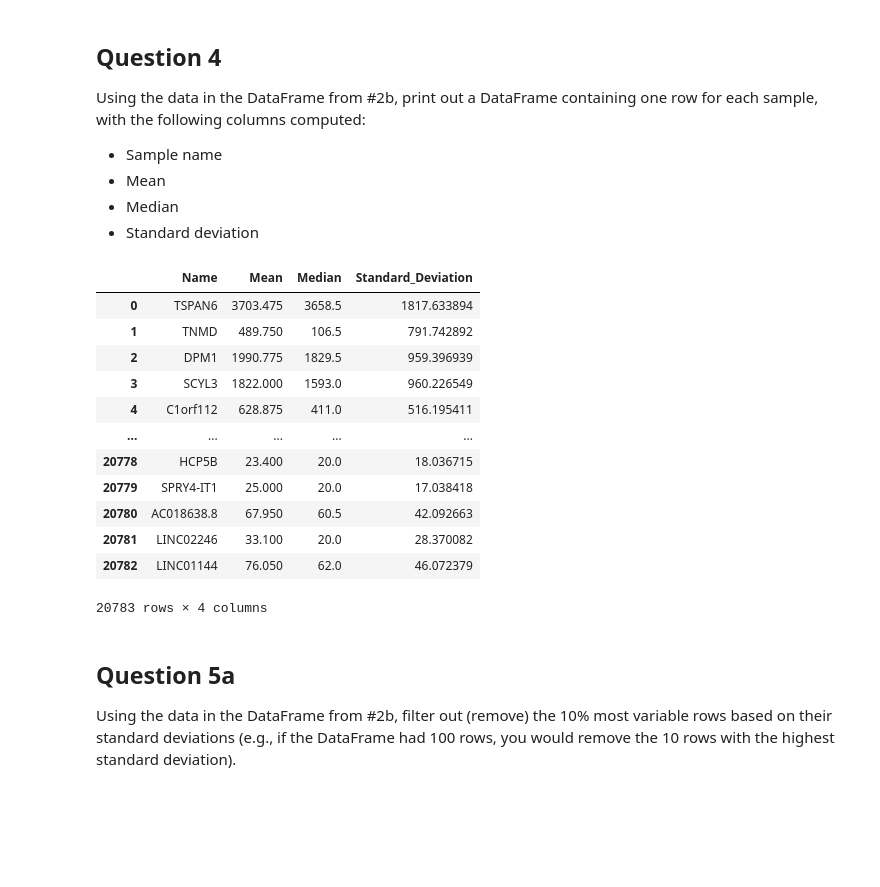
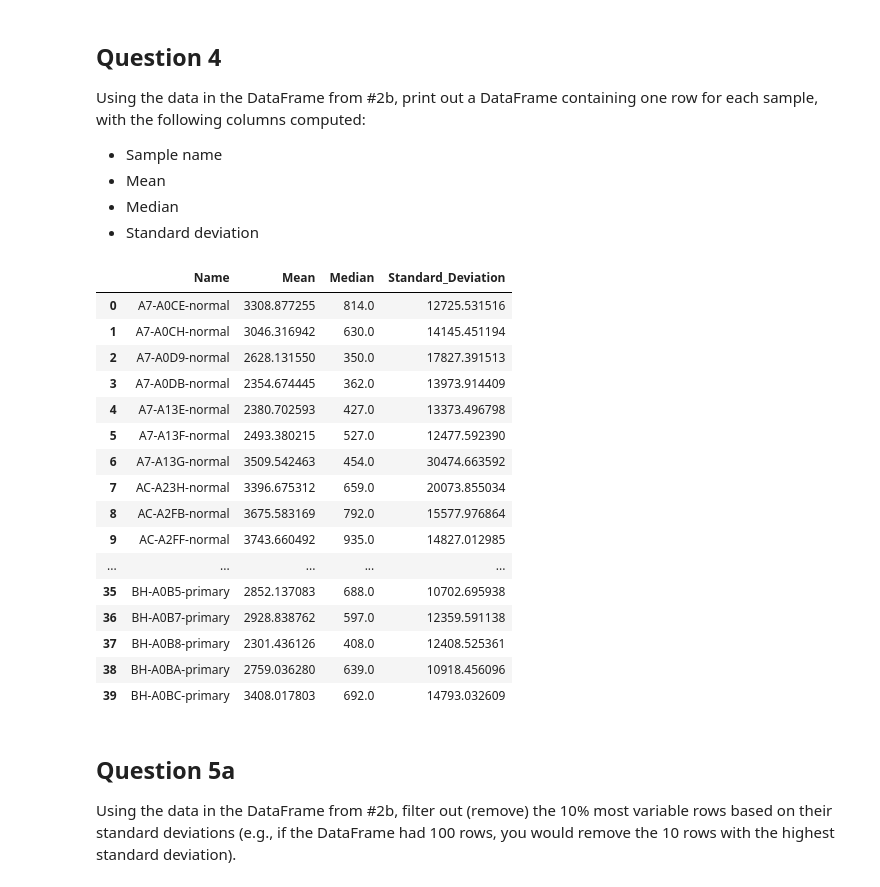
Before and after one commit to edwin5588/intro_data_preprocessing, a Jupyter notebook: Data Preprocessing Assignment Notebook.ipynb, the cells around one changed output. Cells and saved outputs as stored; diff of their text form; code cells hidden in the pictures; blank space fills up the shorter version.

```diff
--- a/Data Preprocessing Assignment Notebook.ipynb
+++ b/Data Preprocessing Assignment Notebook.ipynb
@@ -80,43 +80,47 @@ Using the data in the DataFrame from #2b, print out a DataFrame containing one r
 # %%
 def stats(x):
     """
     obtains descriptive statistics of a row of genetic data
     (used as apply function)
     x --> row in pandas dataframe
 
     returns a list of the mean, median, and standard deviation of that row
     """
     return([x.mean(), x.median(), x.std()])
 
 def get_stats(big_data):
     """
     applys stats to each row of genetic data
 
     big_data --> pandas dataframe containing genetic data
 
     returns a pandas dataframe where each row shows the mean, median, and standard deviation of a sample.
     """
-    subset = big_data[big_data.columns[2:]]
+    subset = big_data.T.iloc[2:]
     out = pd.DataFrame(subset.apply(stats, axis = 1).tolist(),
             columns = ["Mean","Median", "Standard_Deviation"])
-    out["Name"] = big_data["Name"]
+    out["Name"] = subset.index
     out = out[["Name", "Mean","Median", "Standard_Deviation"]]
     return out
 get_stats(big_data)
 # %% [output]
 |  | Name | Mean | Median | Standard_Deviation |
-| 0 | TSPAN6 | 3703.475 | 3658.5 | 1817.633894 |
-| 1 | TNMD | 489.750 | 106.5 | 791.742892 |
-| 2 | DPM1 | 1990.775 | 1829.5 | 959.396939 |
-| 3 | SCYL3 | 1822.000 | 1593.0 | 960.226549 |
-| 4 | C1orf112 | 628.875 | 411.0 | 516.195411 |
+| 0 | A7-A0CE-normal | 3308.877255 | 814.0 | 12725.531516 |
+| 1 | A7-A0CH-normal | 3046.316942 | 630.0 | 14145.451194 |
+| 2 | A7-A0D9-normal | 2628.131550 | 350.0 | 17827.391513 |
+| 3 | A7-A0DB-normal | 2354.674445 | 362.0 | 13973.914409 |
+| 4 | A7-A13E-normal | 2380.702593 | 427.0 | 13373.496798 |
+| 5 | A7-A13F-normal | 2493.380215 | 527.0 | 12477.592390 |
+| 6 | A7-A13G-normal | 3509.542463 | 454.0 | 30474.663592 |
+| 7 | AC-A23H-normal | 3396.675312 | 659.0 | 20073.855034 |
+| 8 | AC-A2FB-normal | 3675.583169 | 792.0 | 15577.976864 |
+| 9 | AC-A2FF-normal | 3743.660492 | 935.0 | 14827.012985 |
 | ... | ... | ... | ... | ... |
-| 20778 | HCP5B | 23.400 | 20.0 | 18.036715 |
-| 20779 | SPRY4-IT1 | 25.000 | 20.0 | 17.038418 |
-| 20780 | AC018638.8 | 67.950 | 60.5 | 42.092663 |
-| 20781 | LINC02246 | 33.100 | 20.0 | 28.370082 |
-| 20782 | LINC01144 | 76.050 | 62.0 | 46.072379 |
+| 35 | BH-A0B5-primary | 2852.137083 | 688.0 | 10702.695938 |
+| 36 | BH-A0B7-primary | 2928.838762 | 597.0 | 12359.591138 |
+| 37 | BH-A0B8-primary | 2301.436126 | 408.0 | 12408.525361 |
+| 38 | BH-A0BA-primary | 2759.036280 | 639.0 | 10918.456096 |
+| 39 | BH-A0BC-primary | 3408.017803 | 692.0 | 14793.032609 |
-20783 rows × 4 columns
 # %% [markdown]
 ## Question 5a
 Using the data in the DataFrame from #2b, filter out (remove) the 10% most variable rows based on their standard deviations (e.g., if the DataFrame had 100 rows, you would remove the 10 rows with the highest standard deviation).
```
Also changed, not shown: parts of 6 cells of this notebook.
